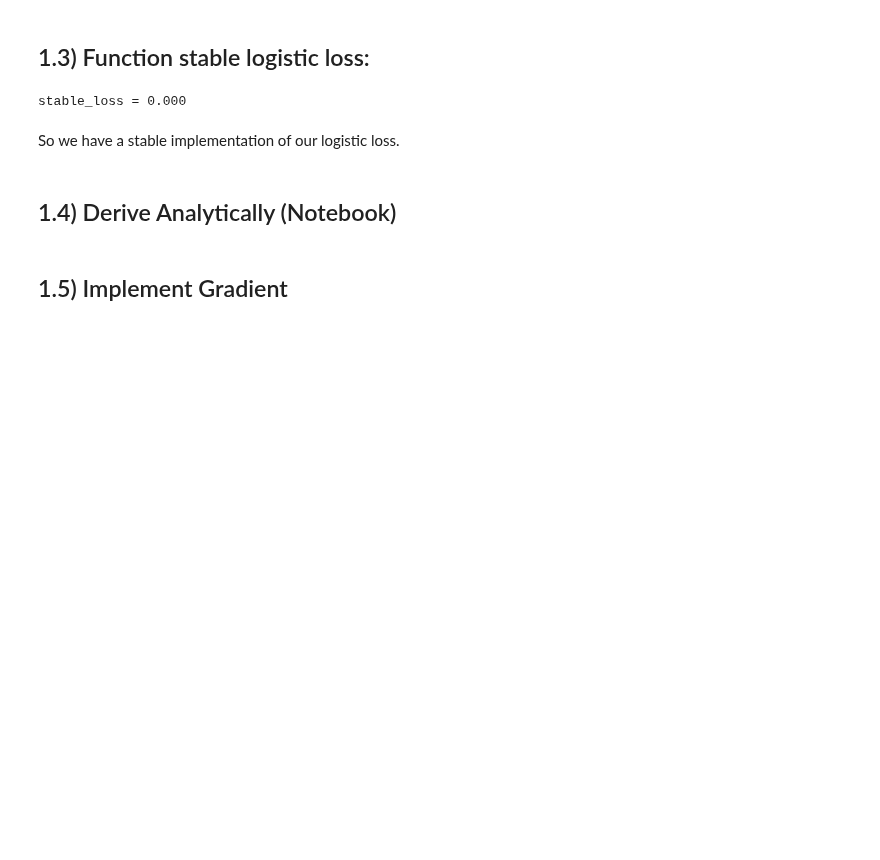
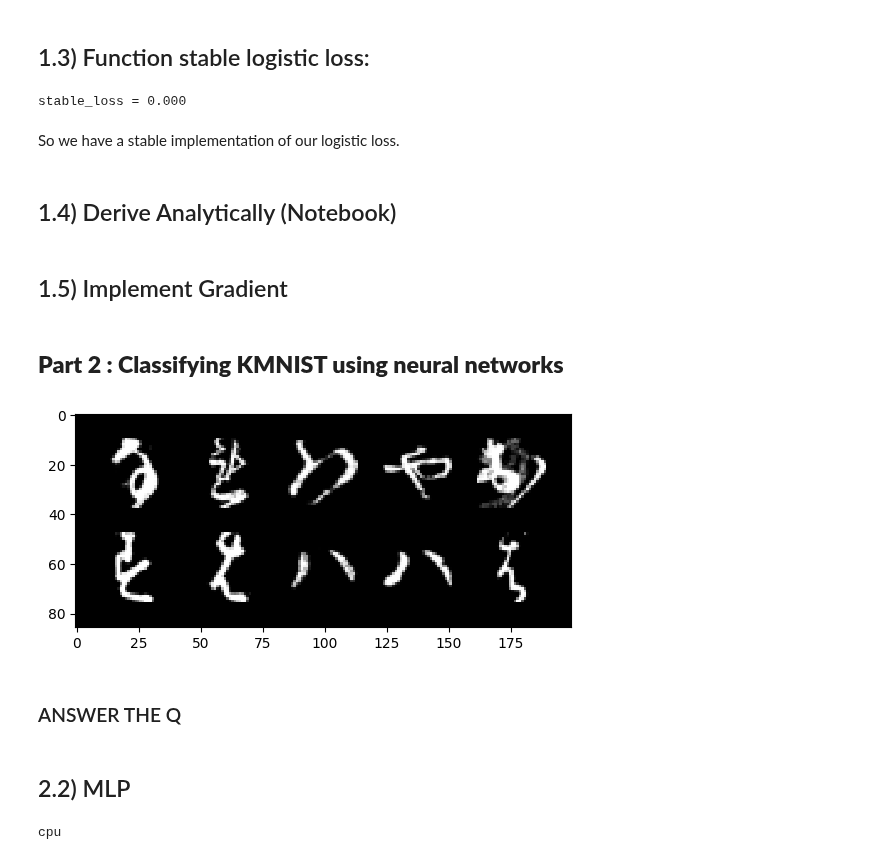
Before and after one commit to fpalmisa/FundamentalLearningEPFL, a Jupyter notebook: Homework 3/Homework3.ipynb, the cells around one changed output. Saved outputs shown, nothing was run; the diff lists cells and outputs as text; code cells hidden in the pictures; blank space fills up the shorter version.

```diff
--- a/Homework 3/Homework3.ipynb
+++ b/Homework 3/Homework3.ipynb
@@ -108,3 +107,5 @@ def gradient(X, y, W):
     dL_dW_1 = np.dot(X.T, dL_dz_1)
     gradient = {"dL_dW_1": dL_dW_1, "dL_dW_2": dL_dW_2}
     return gradient
+# %% [markdown]
+## **Part 2 : Classifying KMNIST using neural networks**
@@ -110,0 +119,5 @@ def gradient(X, y, W):
+# %%
+BATCH_SIZE = 1024
+TEST_BATCH_SIZE = 2048
+LEARNING_RATE = 0.01
+EPOCHS = 20
@@ -110,0 +143,50 @@ def gradient(X, y, W):
+# %%
+# construct the dataloader for the traininig dataset.
+# Here we shuffle the data to promote stochasticity.
+train_dataloader = torch.utils.data.DataLoader(
+    dataset=train_dataset,
+    batch_size=BATCH_SIZE,
+    shuffle=True,
+    num_workers=2)
+
+
+# Construct the dataloader for the testing dataset.
+test_dataloader = torch.utils.data.DataLoader(
+    dataset=test_dataset,
+    batch_size=BATCH_SIZE,
+    shuffle=False,
+    num_workers=2)
+
+validation_dataloader = torch.utils.data.DataLoader(
+    dataset=val_dataset,
+    batch_size=TEST_BATCH_SIZE,
+    shuffle=False,
+    num_workers=2)
+# %%
+# Get the first 10 images of the train dataset. Hint: use next(), iter()
+images = next(iter(train_dataloader))[0][:10]
+grid = torchvision.utils.make_grid(images, nrow=5, padding=10)
+
+def show(img):
+    npimg = img.numpy()
+    plt.imshow(np.transpose(npimg, (1,2,0)), interpolation='nearest')
+
+show(grid)
+# %% [output]
+[figure, added]
+# %% [markdown]
+### ANSWER THE Q
+# %% [markdown]
+## 2.2) MLP
+# %%
+def device_type():
+    if torch.cuda.is_available():
+        return 'cuda'
+    elif torch.backends.mps.is_available():
+        return 'mps'
+    else:
+        return 'cpu'
+DEVICE = torch.device(device_type())
+print(DEVICE)
+# %% [output]
+cpu
```
Also changed, not shown: parts of 11 cells of this notebook, 8 other files.
